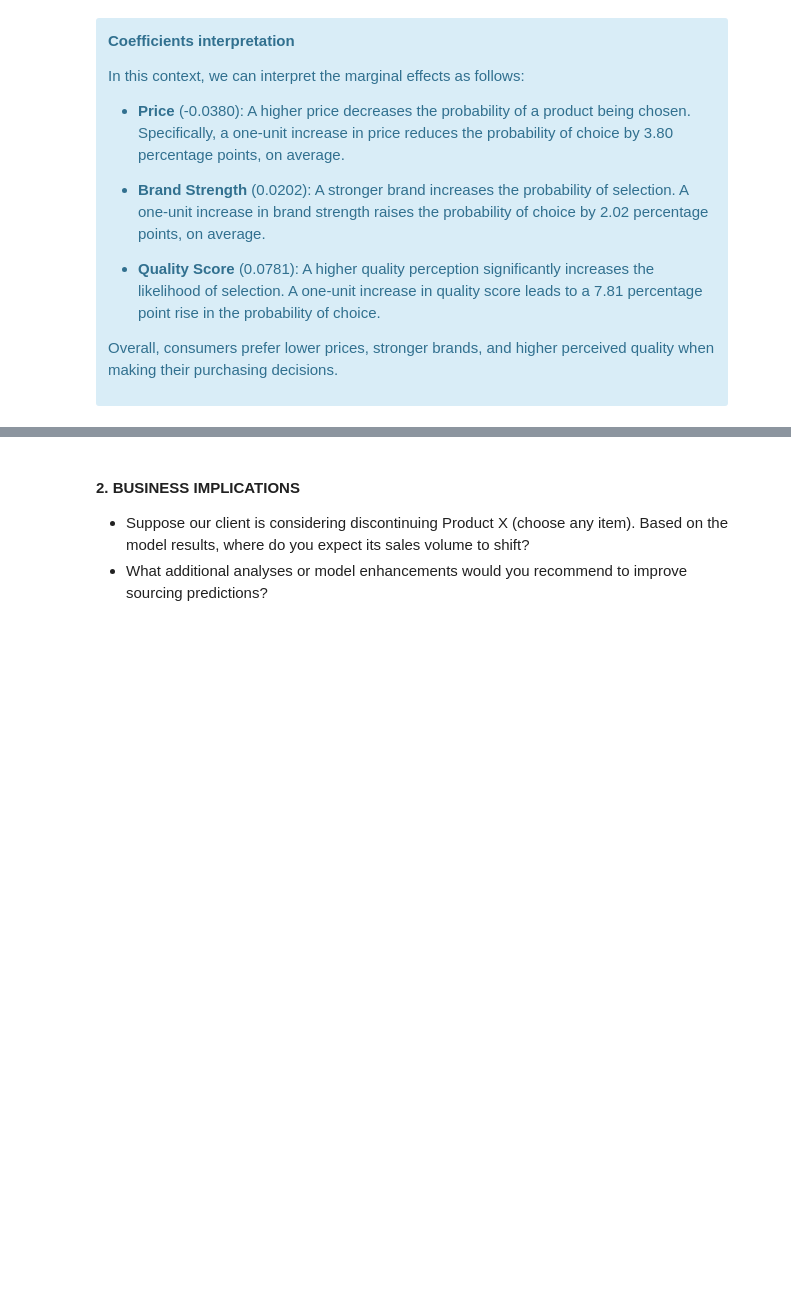
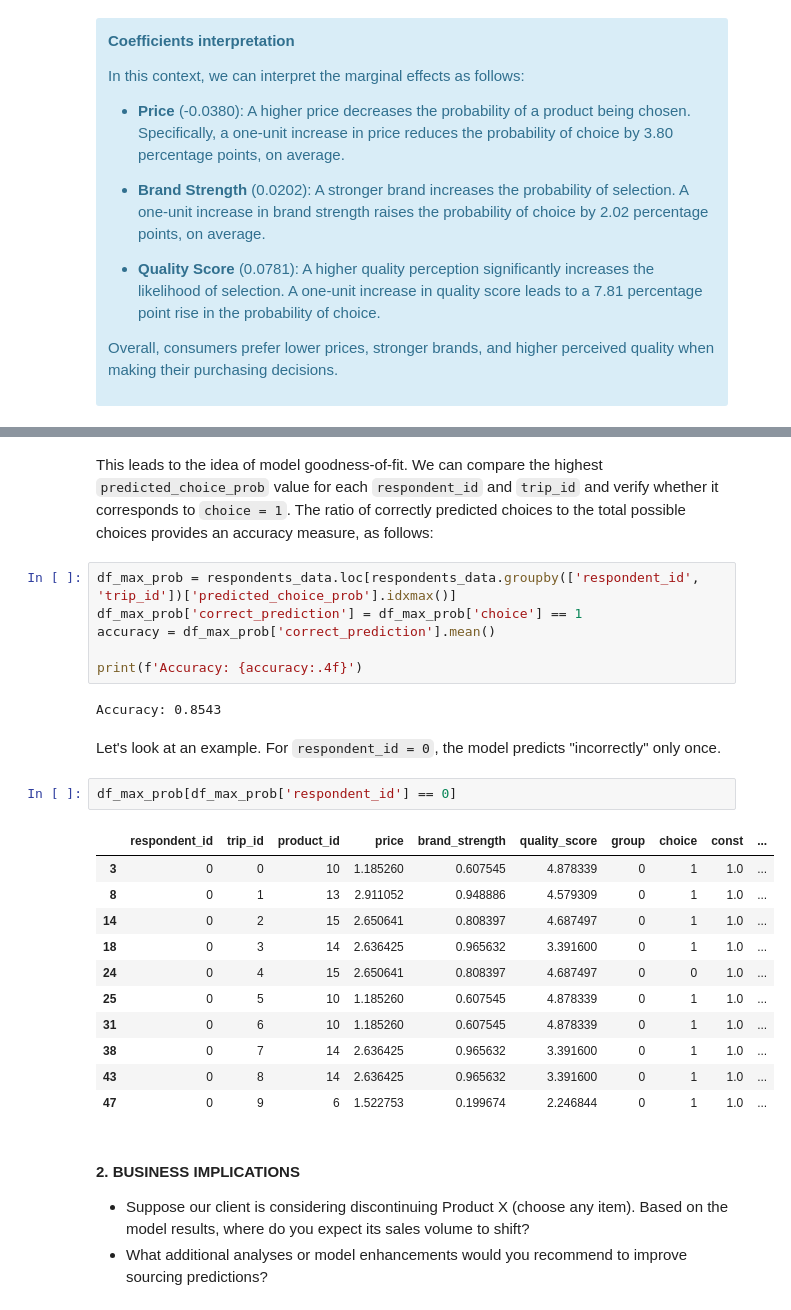
Before and after one commit to DavidGuzzi/Python-Projects, a Jupyter notebook: astrea/davidguzzi_deliverable.ipynb, the cells around one changed output, grey strips where cells are left out. Cells and saved outputs as stored; diff of their text form; blank space fills up the shorter version.

```diff
--- a/astrea/davidguzzi_deliverable.ipynb
+++ b/astrea/davidguzzi_deliverable.ipynb
@@ -261,3 +311,29 @@ Overall, consumers prefer lower prices, stronger brands, and higher perceived qu
+# %% [markdown]
+This leads to the idea of model goodness-of-fit. We can compare the highest `predicted_choice_prob` value for each `respondent_id` and `trip_id` and verify whether it corresponds to `choice = 1`. The ratio of correctly predicted choices to the total possible choices provides an accuracy measure, as follows:
+# %%
+df_max_prob = respondents_data.loc[respondents_data.groupby(['respondent_id', 'trip_id'])['predicted_choice_prob'].idxmax()]
+df_max_prob['correct_prediction'] = df_max_prob['choice'] == 1
+accuracy = df_max_prob['correct_prediction'].mean()
+
+print(f'Accuracy: {accuracy:.4f}')
+# %% [output]
+Accuracy: 0.8543
+# %% [markdown]
+Let's look at an example. For `respondent_id = 0`, the model predicts "incorrectly" only once.
+# %%
+df_max_prob[df_max_prob['respondent_id'] == 0]
+# %% [output]
+|  | respondent_id | trip_id | product_id | price | brand_strength | quality_score | group | choice | const | ... |
+| 3 | 0 | 0 | 10 | 1.185260 | 0.607545 | 4.878339 | 0 | 1 | 1.0 | ... |
+| 8 | 0 | 1 | 13 | 2.911052 | 0.948886 | 4.579309 | 0 | 1 | 1.0 | ... |
+| 14 | 0 | 2 | 15 | 2.650641 | 0.808397 | 4.687497 | 0 | 1 | 1.0 | ... |
+| 18 | 0 | 3 | 14 | 2.636425 | 0.965632 | 3.391600 | 0 | 1 | 1.0 | ... |
+| 24 | 0 | 4 | 15 | 2.650641 | 0.808397 | 4.687497 | 0 | 0 | 1.0 | ... |
+| 25 | 0 | 5 | 10 | 1.185260 | 0.607545 | 4.878339 | 0 | 1 | 1.0 | ... |
+| 31 | 0 | 6 | 10 | 1.185260 | 0.607545 | 4.878339 | 0 | 1 | 1.0 | ... |
+| 38 | 0 | 7 | 14 | 2.636425 | 0.965632 | 3.391600 | 0 | 1 | 1.0 | ... |
+| 43 | 0 | 8 | 14 | 2.636425 | 0.965632 | 3.391600 | 0 | 1 | 1.0 | ... |
+| 47 | 0 | 9 | 6 | 1.522753 | 0.199674 | 2.246844 | 0 | 1 | 1.0 | ... |
 # %% [markdown]
 #### **2. BUSINESS IMPLICATIONS**
 - Suppose our client is considering discontinuing Product X (choose any item). Based on the model results, where do you expect its sales volume to shift?
```
Also changed, not shown: parts of 9 cells of this notebook.
